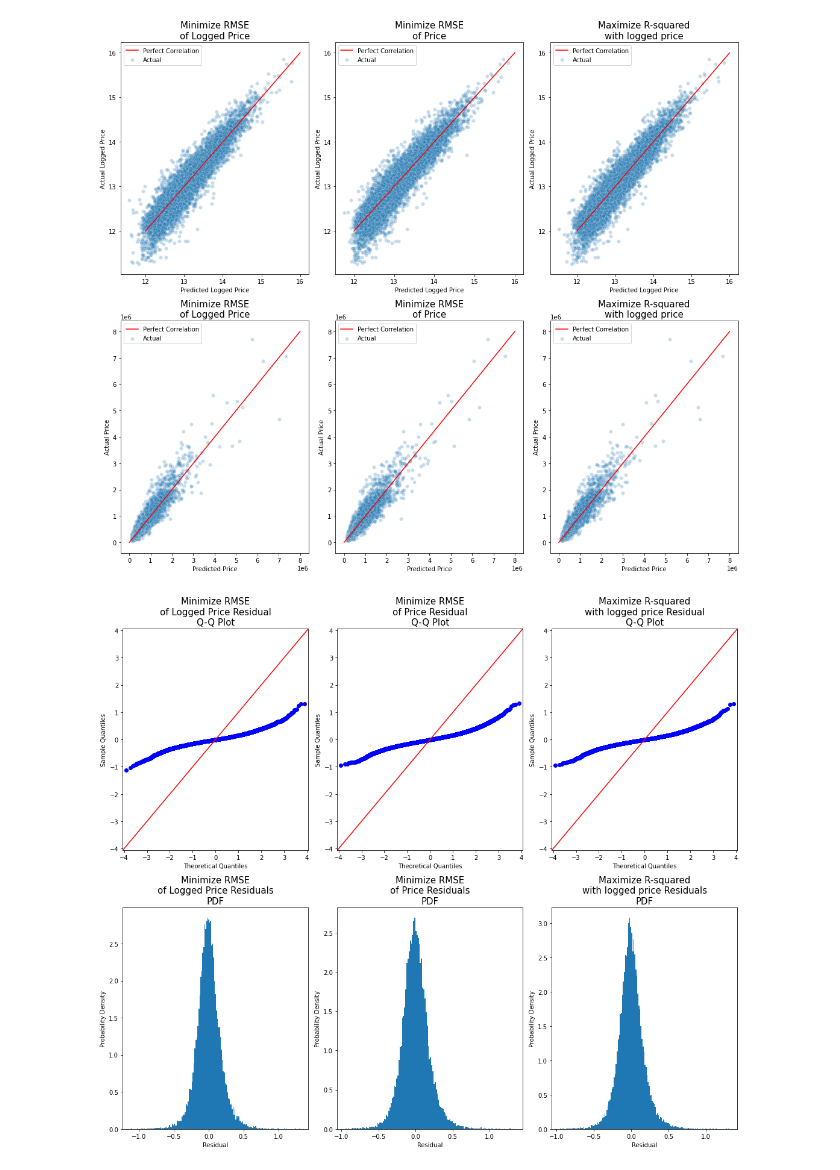
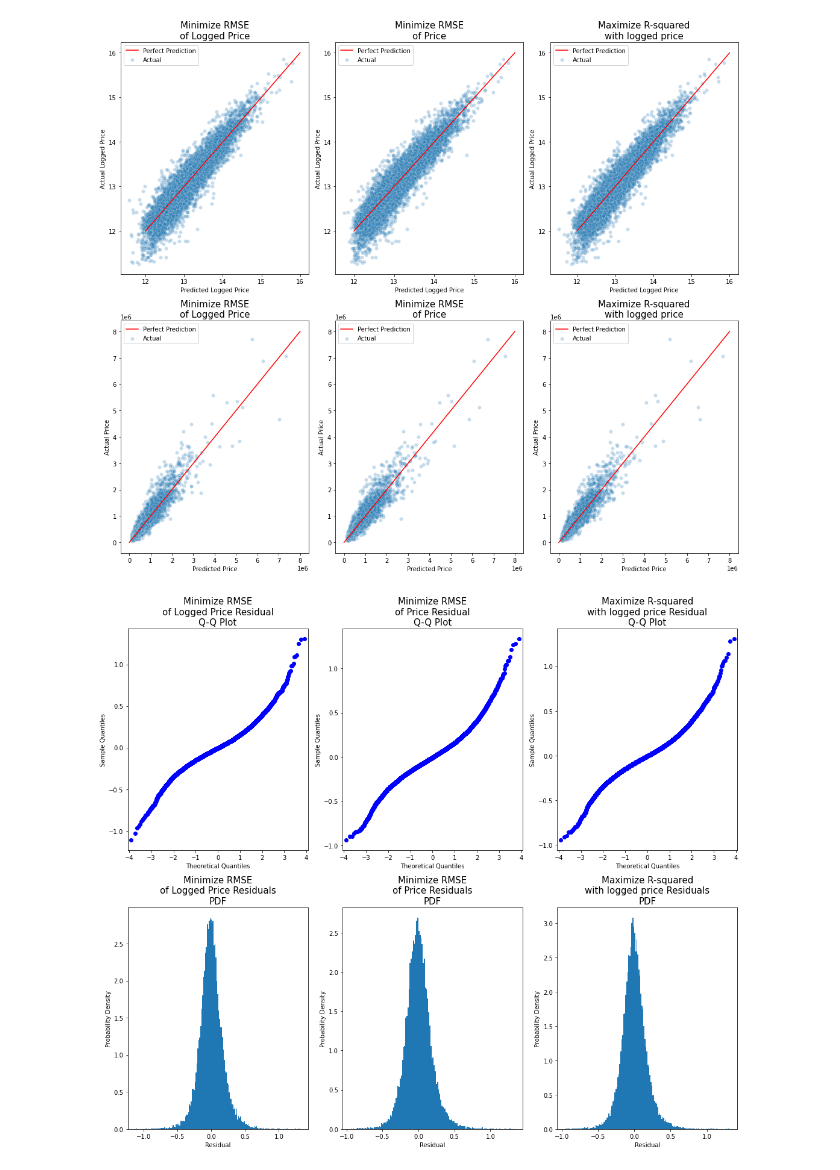
Before and after one commit to andre3000y/bsc-phase-two-project, a Jupyter notebook: notebooks/exploratory/Andre/Feature_selection_all.ipynb, the cells around one changed output. Drawn from its saved outputs; the diff is of its cells as text; code cells hidden in the pictures.

```diff
--- a/notebooks/exploratory/Andre/Feature_selection_all.ipynb
+++ b/notebooks/exploratory/Andre/Feature_selection_all.ipynb
@@ -437,7 +437,7 @@ for model, ax, name in zip(three_models, axes[0], names):
     ax.set_title(name, fontsize = 15)
     ax.set_ylabel('Actual Logged Price')
     ax.set_xlabel('Predicted Logged Price')
-    ax.plot([12,16], [12,16], color = 'red', label = 'Perfect Correlation')
+    ax.plot([12,16], [12,16], color = 'red', label = 'Perfect Prediction')
     ax.legend()
 
 for model, ax, name in zip(three_models, axes[1], names):
@@ -445,28 +445,30 @@ for model, ax, name in zip(three_models, axes[1], names):
     ax.set_title(name, fontsize = 15)
     ax.set_ylabel('Actual Price')
     ax.set_xlabel('Predicted Price')
-    ax.plot([0,8*10**6], [0,8*10**6], color = 'red', label = 'Perfect Correlation')
+    ax.plot([0,8*10**6], [0,8*10**6], color = 'red', label = 'Perfect Prediction')
     ax.legend()
 
 fig.tight_layout()
+plt.savefig('../../../images/Predictions.png')
 # %% [output]
 [figure]
 # %%
 from statsmodels.graphics.gofplots import qqplot as qqplot
 import scipy.stats as stats
 
 fig, axes = plt.subplots(figsize = (15, 13), ncols = 3, nrows = 2)
 
 for model, ax, name in zip(three_models, axes[0], names):
-    qqplot(model-y, dist = stats.norm, line = '45', ax = ax)
+    qqplot(model-y, dist = stats.norm, ax = ax)
     ax.set_title(name+' Residual\nQ-Q Plot', fontsize = 15)
 
 for model, ax, name in zip(three_models, axes[1], names):
     ax.hist(model-y, bins = 'auto', density = True)
     ax.set_title(name+' Residuals\nPDF', fontsize = 15)
     ax.set_ylabel('Probability Density')
     ax.set_xlabel('Residual')
 
 fig.tight_layout()
+plt.savefig('../../../images/Residuals.png')
 # %% [output]
-[figure, old version]
+[figure, new version]
```
Also changed, not shown: 2 other files.
